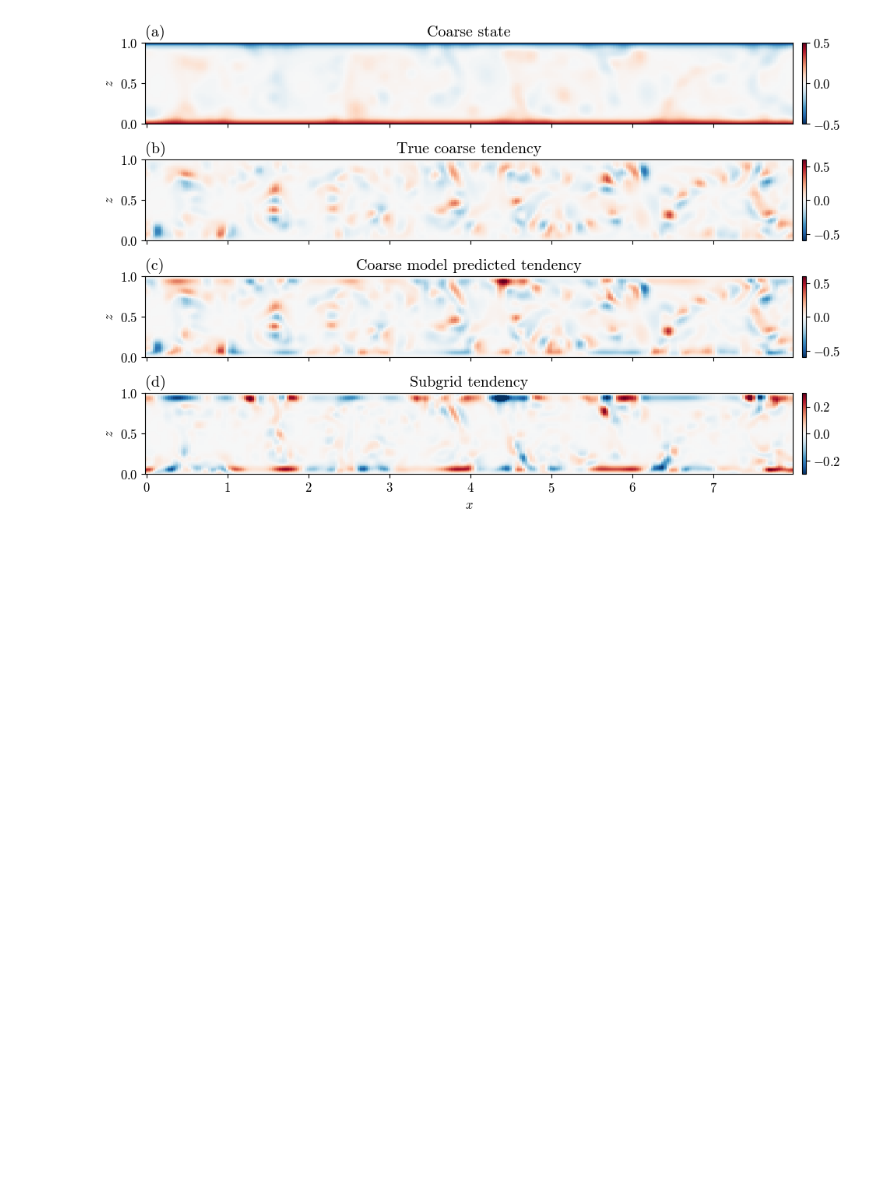
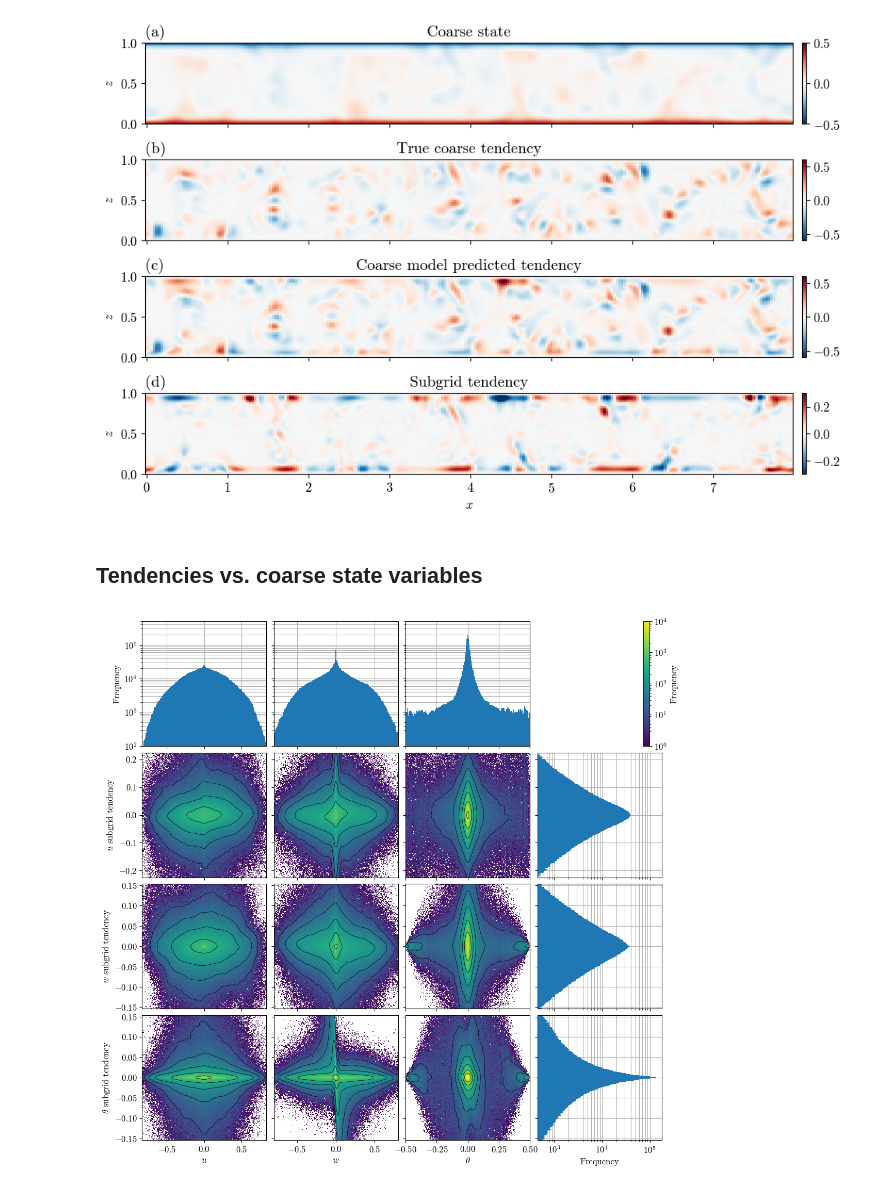
Before and after one commit to tschanzer/honours-project, a Jupyter notebook: final_notebooks/tendencies.ipynb, the cells around one changed output. Cells and saved outputs as stored; diff of their text form; code cells hidden in the pictures; blank space fills up the shorter version.

Commit message:
Work on tendency histograms

```diff
--- a/final_notebooks/tendencies.ipynb
+++ b/final_notebooks/tendencies.ipynb
@@ -10,19 +15,31 @@ from modules import tools
 base_path = '/srv/ccrc/AtmSS/z5310829/honours_project/'
 fig_path = base_path + 'figures/thesis/04_tendencies/'
 data_path = base_path + 'data/training/'
+
+ASPECT = 8.
+VARS = {'u': '$u$', 'w': '$w$', 'theta': '$\\theta$'}
+BC = {'u': (0, 0), 'w': (0, 0), 'theta': (1/2, -1/2)}
+TEND_BC = {'u': (0, 0), 'w': (0, 0), 'theta': (0, 0)}
 # %%
 coarse_t = xr.open_mfdataset(
-    data_path + '256x64_from_2048x256_diffused_t/*.nc')
-# true_coarse_dt = xr.open_mfdataset()
+    data_path + '256x64_from_2048x256_diffused_t/*.nc').compute()
+# true_coarse_dt = xr.open_mfdataset().compute()
 pred_coarse_dt = xr.open_mfdataset(
-    data_path + '256x64_from_2048x256_diffused_tplusdt/*.nc')
+    data_path + '256x64_from_2048x256_diffused_tplusdt/*.nc').compute()
+
+coarse_t = tools.insert_bc(coarse_t, BC, ASPECT)
+# true_coarse_dt = tools.insert_bc(true_coarse_dt, BC, ASPECT)
+pred_coarse_dt = tools.insert_bc(pred_coarse_dt, BC, ASPECT)
 
 coarse_t = coarse_t.isel(t=(coarse_t.t < 299))
 # true_coarse_dt = true_coarse_dt.isel(t=(true_coarse_dt.t < 299))
 pred_coarse_dt = pred_coarse_dt.isel(t=(pred_coarse_dt.t < 299))
 
 true_coarse_tend = xr.open_dataset(
-    data_path + '2048x256_tend_256x64/2048x256_tend_256x64.nc')
+    data_path + '2048x256_tend_256x64/2048x256_tend_256x64.nc').compute()
+true_coarse_tend = tools.insert_bc(true_coarse_tend, TEND_BC, ASPECT)
 # true_coarse_tend = tools.tendency(coarse_t, true_coarse_dt)
 pred_coarse_tend = tools.tendency(coarse_t, pred_coarse_dt)
 subgrid_tend = true_coarse_tend - pred_coarse_tend
+# %%
+N_SAMPLES = coarse_t.x.size*coarse_t.z.size
@@ -67,3 +86,62 @@ tools.label_subplots(axes)
 fig.tight_layout()
 # %% [output]
 [figure]
+# %% [markdown]
+## Tendencies vs. coarse state variables
+# %%
+rng = np.random.default_rng(seed=0)
+x_sample = rng.uniform(0, ASPECT, N_SAMPLES)
+z_sample = rng.uniform(0, 1, N_SAMPLES)
+hist1d_nbins = hist2d_nbins = 200
+n_std = 3
+
+fig, axes = plt.subplots(4, 4, sharex='col', sharey='row', figsize=(11.5, 11))
+for i, (tend_var, tend_name) in enumerate(VARS.items()):
+    tend_data = tools.sample(
+        subgrid_tend[tend_var], x_sample, z_sample,
+    ).ravel()
+    tend_lim = n_std*tend_data.std()
+    axes[i+1,0].set_ylabel(f'{tend_name} subgrid tendency')
+
+    # Tendency marginal histogram
+    axes[i+1,3].hist(
+        tend_data, bins=hist1d_nbins, orientation='horizontal',
+        range=(-tend_lim, tend_lim), color='tab:blue',
+        histtype='stepfilled', log=True
+    )
+    axes[i+1,3].grid(True, which='both')
+    axes[i+1,3].set_axisbelow(True)
+
+    for j, (state_var, state_name) in enumerate(VARS.items()):
+        state_data = tools.sample(
+            coarse_t[state_var], x_sample, z_sample,
+        ).ravel()
+        state_lim = 0.5 if state_var == 'theta' else n_std*state_data.std()
+
+        # Joint histogram
+        hist, x, y, mesh = axes[i+1,j].hist2d(
+            state_data, tend_data, bins=[hist2d_nbins, hist2d_nbins],
+            range=[[-state_lim, state_lim], [-tend_lim, tend_lim]],
+            norm='log', vmin=1, vmax=1e4, rasterized=True,
+        )
+        tools.hist_contour(axes[i+1,j], x, y, hist, sigma=2.5)
+
+        if i == 0:
+            # State variable marginal histogram
+            axes[0,j].hist(
+                state_data, bins=hist1d_nbins,
+                range=(-state_lim, state_lim), color='tab:blue',
+                histtype='stepfilled', log=True
+            )
+            axes[0,j].set_ylim(1e2, 5e5)
+            axes[0,j].grid(True, which='both')
+            axes[0,j].set_axisbelow(True)
+            axes[-1,j].set_xlabel(state_name)
+
+fig.colorbar(mesh, ax=axes[0,-1], label='Frequency')
+axes[0,0].set_ylabel('Frequency')
+axes[-1,-1].set_xlabel('Frequency')
+axes[0,-1].remove()
+fig.tight_layout(h_pad=0.1, w_pad=-0.2)
+# %% [output]
+[figure, added]
```
Also changed, not shown: parts of 10 cells of this notebook, 1 other file.
